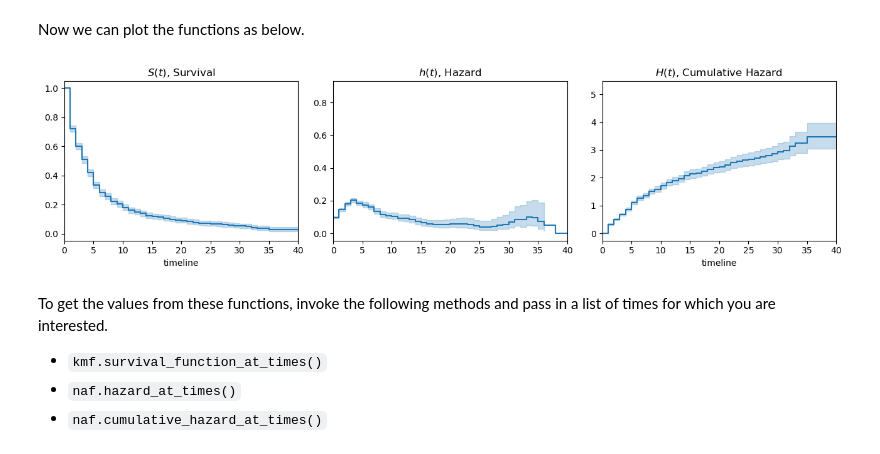
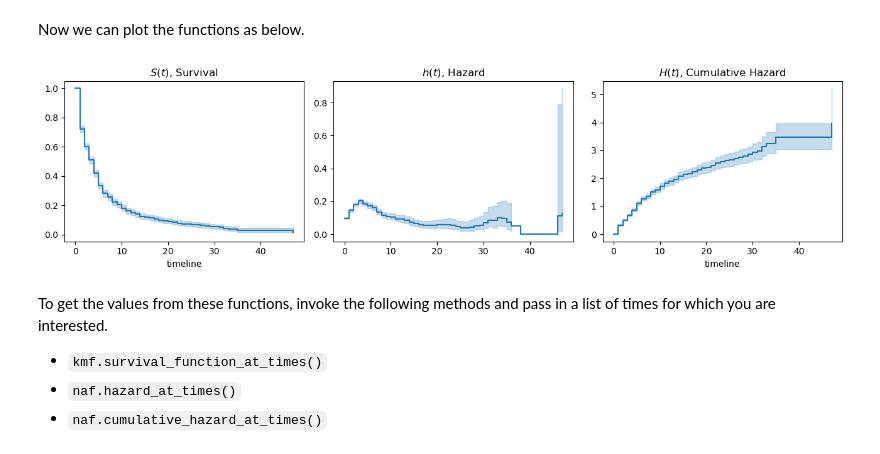
Before and after one commit to oneoffcoder/books, a Jupyter notebook: sphinx/datascience/source/survival-functions.ipynb, the cells around one changed output. Cells and saved outputs as stored; diff of their text form; code cells hidden in the pictures.

```diff
--- a/sphinx/datascience/source/survival-functions.ipynb
+++ b/sphinx/datascience/source/survival-functions.ipynb
@@ -78,8 +83,8 @@ Now let's fit the Kaplan-Meier and Nelson-Aalen estimators.
 # %%
 from lifelines import KaplanMeierFitter, NelsonAalenFitter
 
-T = data['duration']
-E = data['observed']
+T = df['duration']
+E = df['observed']
 
 kmf = KaplanMeierFitter()
 kmf.fit(durations=T, event_observed=E)
@@ -93,27 +98,23 @@ Now we can plot the functions as below.
 # %%
 import matplotlib.pyplot as plt
 
 fig, ax = plt.subplots(1, 3, figsize=(13, 3.5))
 
 kmf.plot_survival_function(ax=ax[0])
 naf.plot_hazard(bandwidth=3.0, ax=ax[1])
 naf.plot_cumulative_hazard(ax=ax[2])
 
 ax[0].legend().set_visible(False)
 ax[1].legend().set_visible(False)
 ax[2].legend().set_visible(False)
 
 ax[0].set_title(rf'$S(t)$, Survival')
 ax[1].set_title(rf'$h(t)$, Hazard')
 ax[2].set_title(rf'$H(t)$, Cumulative Hazard')
 
-ax[0].set_xlim((0, 40))
-ax[1].set_xlim((0, 40))
-ax[2].set_xlim((0, 40))
-
 plt.tight_layout()
 # %% [output]
-[figure, old version]
+[figure, new version]
 # %% [markdown]
 To get the values from these functions, invoke the following methods and pass in a list of times for which you are interested.
 
```
Also changed, not shown: parts of 7 cells of this notebook.
